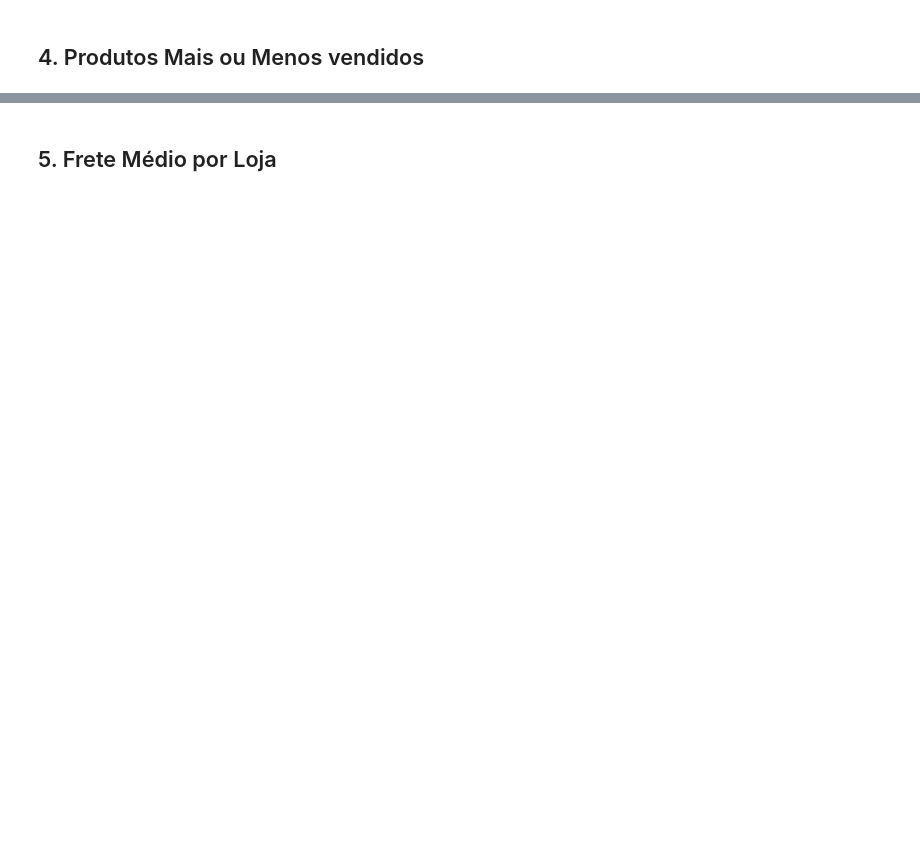
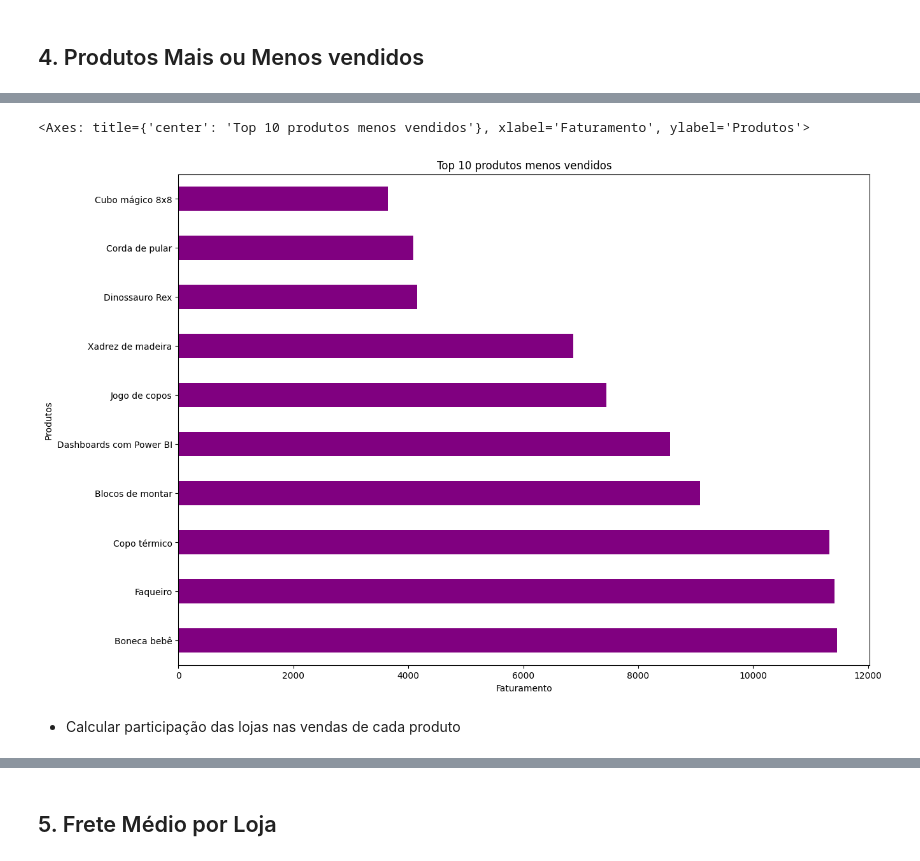
Before and after one commit to lu-scallop/eda-alura-store-challenge, a Jupyter notebook: notebooks/analise_lojas.ipynb, the cells around one changed output, grey strips where cells are left out. Saved outputs shown, nothing was run; the diff lists cells and outputs as text; code cells hidden in the pictures; blank space fills up the shorter version.

```diff
--- a/notebooks/analise_lojas.ipynb
+++ b/notebooks/analise_lojas.ipynb
@@ -396,0 +457,13 @@ sns.violinplot(data=df, x="Número Loja", y="Avaliação da compra")
+# %%
+df_produtos_menos_vendidos = df_produtos.sort_values(ascending=False).tail(10)
+df_produtos_menos_vendidos.plot(kind="barh",
+                               title="Top 10 produtos menos vendidos",
+                               figsize=(14,10),
+                               color="purple",
+                               xlabel="Faturamento",
+                               ylabel="Produtos")
+# %% [output]
+<Axes: title={'center': 'Top 10 produtos menos vendidos'}, xlabel='Faturamento', ylabel='Produtos'>
+[figure, added]
+# %% [markdown]
+* Calcular participação das lojas nas vendas de cada produto
```
Also changed, not shown: parts of 24 cells of this notebook, 10 other files.
